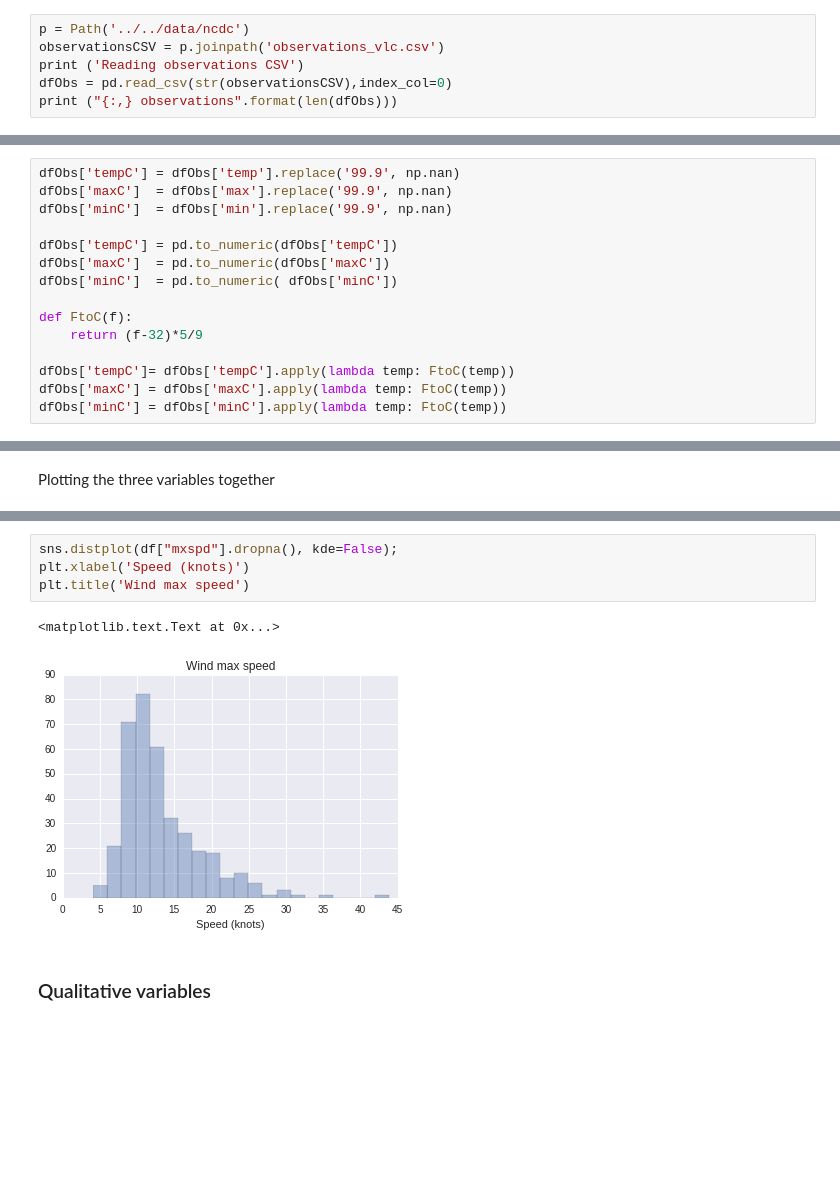
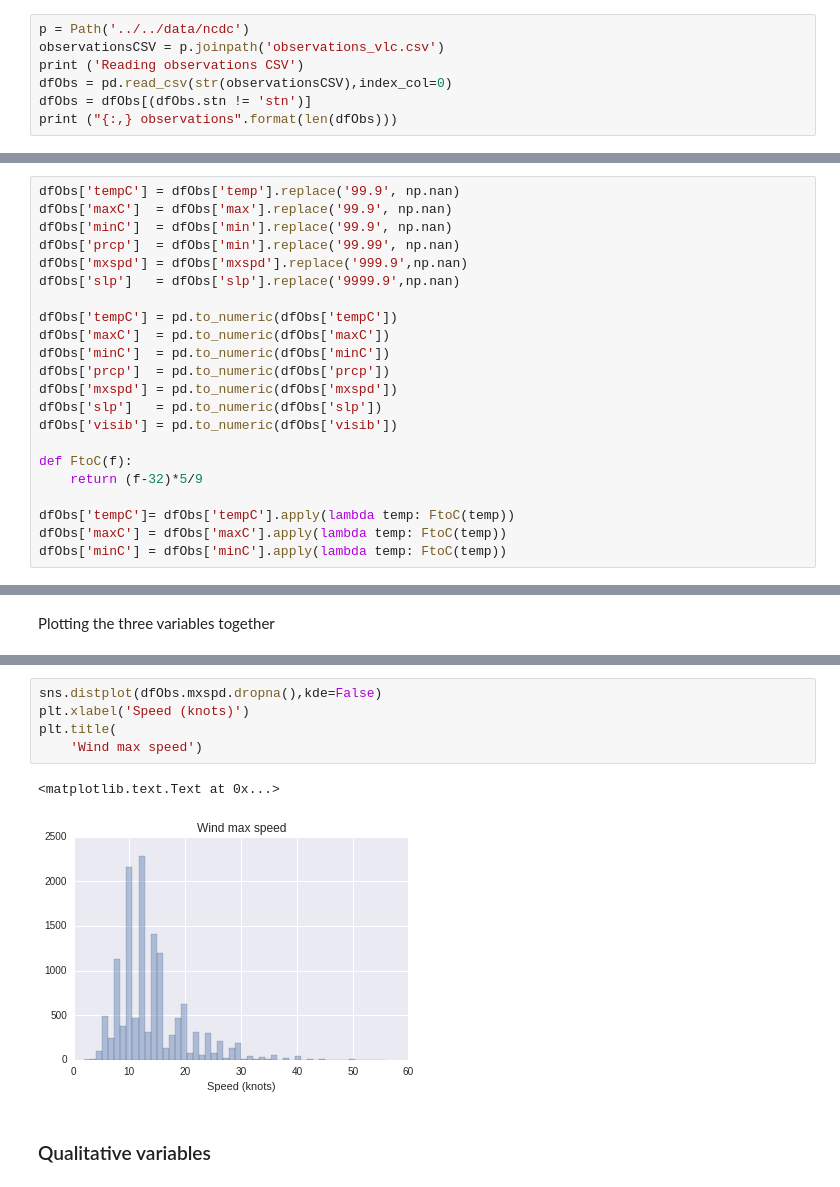
Before and after one commit to ibrahim85/dataviz15, a Jupyter notebook: assignments/week04/vizs.ipynb, the cells around one changed output, grey strips where cells are left out. Cells and saved outputs as stored; diff of their text form; blank space fills up the shorter version.

```diff
--- a/assignments/week04/vizs.ipynb
+++ b/assignments/week04/vizs.ipynb
@@ -14,6 +14,7 @@ p = Path('../../data/ncdc')
 observationsCSV = p.joinpath('observations_vlc.csv')
 print ('Reading observations CSV')
 dfObs = pd.read_csv(str(observationsCSV),index_col=0)
+dfObs = dfObs[(dfObs.stn != 'stn')]
 print ("{:,} observations".format(len(dfObs)))
 # %% [output]
 Reading observations CSV
@@ -74,10 +75,17 @@ Recode the temperatures columns, replacing the NaN values and afterwards as nume
 dfObs['tempC'] = dfObs['temp'].replace('99.9', np.nan)
 dfObs['maxC']  = dfObs['max'].replace('99.9', np.nan)
 dfObs['minC']  = dfObs['min'].replace('99.9', np.nan)
+dfObs['prcp']  = dfObs['min'].replace('99.99', np.nan)
+dfObs['mxspd'] = dfObs['mxspd'].replace('999.9',np.nan)
+dfObs['slp']   = dfObs['slp'].replace('9999.9',np.nan)
 
 dfObs['tempC'] = pd.to_numeric(dfObs['tempC'])
 dfObs['maxC']  = pd.to_numeric(dfObs['maxC'])
-dfObs['minC']  = pd.to_numeric( dfObs['minC'])
+dfObs['minC']  = pd.to_numeric(dfObs['minC'])
+dfObs['prcp']  = pd.to_numeric(dfObs['prcp'])
+dfObs['mxspd'] = pd.to_numeric(dfObs['mxspd'])
+dfObs['slp']   = pd.to_numeric(dfObs['slp'])
+dfObs['visib'] = pd.to_numeric(dfObs['visib'])
 
 def FtoC(f):
     return (f-32)*5/9
@@ -151,10 +152,11 @@ plt.title('Valencia station temperatures')
 # %%
-sns.distplot(df["mxspd"].dropna(), kde=False);
+sns.distplot(dfObs.mxspd.dropna(),kde=False)
 plt.xlabel('Speed (knots)')
-plt.title('Wind max speed')
+plt.title(
+    'Wind max speed')
 # %% [output]
 <matplotlib.text.Text at 0x...>
-[figure, old version]
+[figure, new version]
 # %% [markdown]
 ### Qualitative variables
 # %% [markdown]
```
Also changed, not shown: parts of 19 cells of this notebook, 1 other file.
